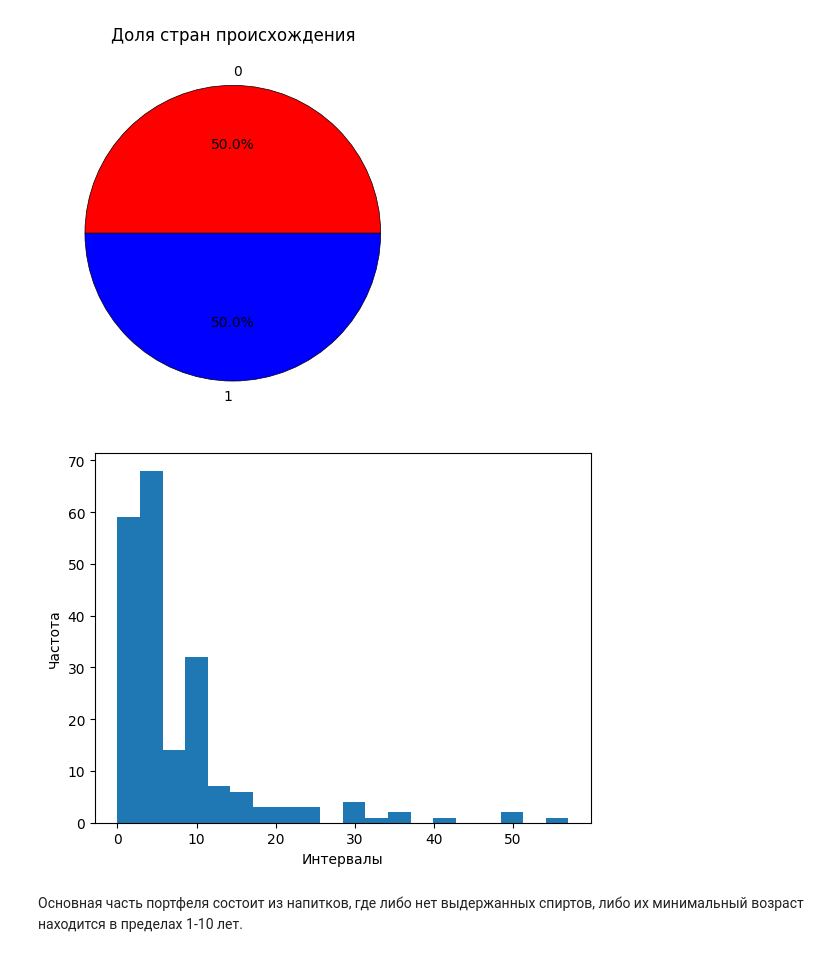
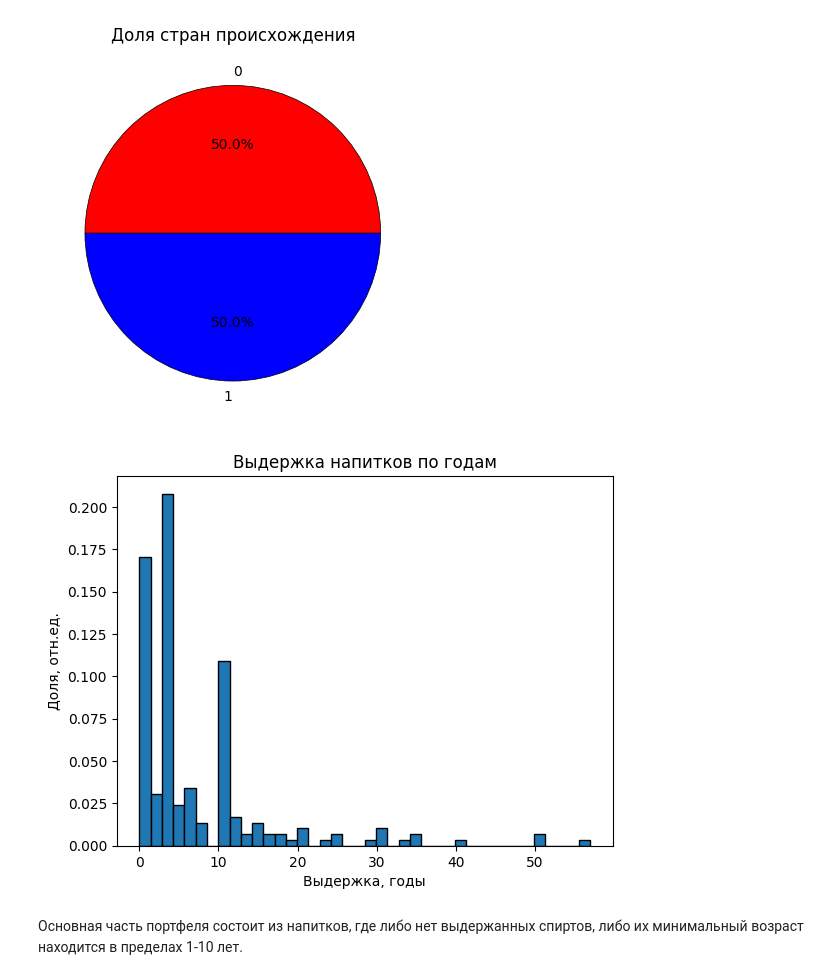
Before and after one commit to avkolchin1995/Spirits-Clustering, a Jupyter notebook: Spirits-Clustering.ipynb, the cells around one changed output. Cells and saved outputs as stored; diff of their text form; code cells hidden in the pictures.

```diff
--- a/Spirits-Clustering.ipynb
+++ b/Spirits-Clustering.ipynb
@@ -119,12 +119,14 @@ plt.show()
 # %% [output]
 [figure]
 # %%
-hist, bins = np.histogram(df['Выдержка'].to_numpy(), bins=20)
-plt.hist(df['Выдержка'].to_numpy(), bins=bins)
-plt.xlabel("Интервалы")
-plt.ylabel("Частота")
+# Распределение напитков по годам выдержки
+hist, bins = np.histogram(df['Выдержка'].to_numpy(), bins=40)
+plt.hist(df['Выдержка'].to_numpy(), bins=bins, density=True, edgecolor='black', linewidth=1)
+plt.title('Выдержка напитков по годам')
+plt.xlabel('Выдержка, годы')
+plt.ylabel('Доля, отн.ед.')
 plt.show()
 # %% [output]
-[figure, old version]
+[figure, new version]
 # %% [markdown]
 Основная часть портфеля состоит из напитков, где либо нет выдержанных спиртов, либо их минимальный возраст находится в пределах 1-10 лет.
```
Also changed, not shown: parts of 2 cells of this notebook.
